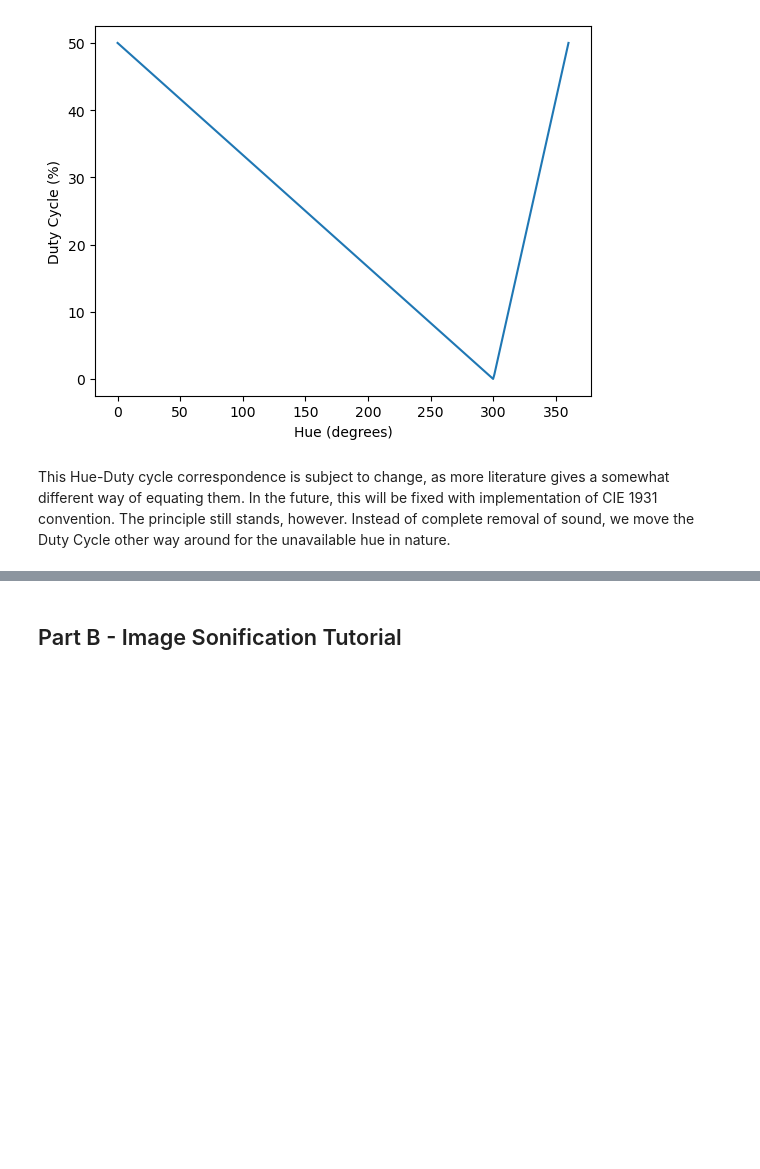
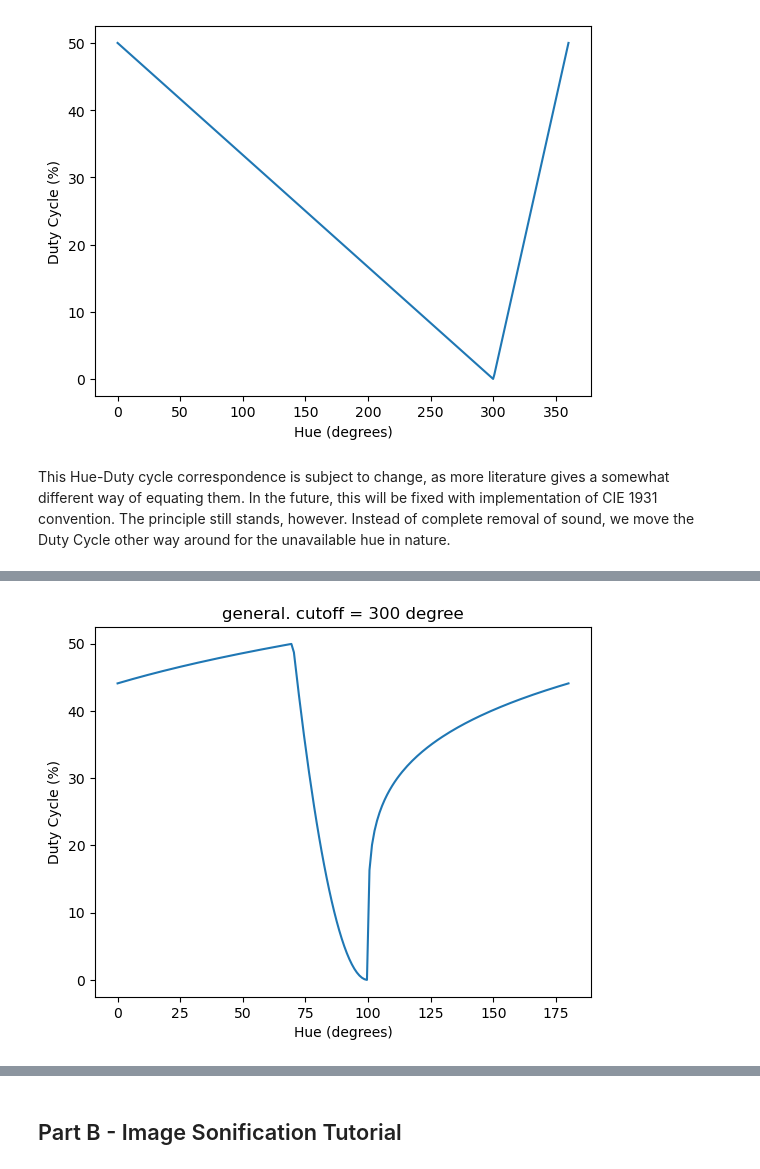
Before and after one commit to ThePrototypeAD/Image_Sonification, a Jupyter notebook: Tutorial v0_1.ipynb, the cells around one changed output, grey strips where cells are left out. Cells and saved outputs as stored; diff of their text form; code cells hidden in the pictures; blank space fills up the shorter version.

```diff
--- a/Tutorial v0_1.ipynb
+++ b/Tutorial v0_1.ipynb
@@ -321,0 +419,87 @@ This Hue-Duty cycle correspondence is subject to change, as more literature give
+# %%
+def duty_res1 (hue_input, cutoff_high, cutoff_low, constant):
+    return ((cutoff_high-hue_input)*constant)/(cutoff_high - cutoff_low)
+
+def duty_res2 (hue_input, cutoff_high, cutoff_low, constant, max_val=360):
+    return (-(cutoff_high-hue_input)*constant)/(max_val-(cutoff_high - cutoff_low))
+
+
+
+def duty_fx_range (hue_input, #should modify this for nonarray usage
+                   hue_cutoff_low,
+                   hue_cutoff_high,
+                   hue_max = 360,
+                   duty_min = 0,
+                   duty_max = 50,
+                   poly_degree_1=1,
+                   poly_degree_2=1,
+                   invert = False):
+
+    #redefine terminology
+    hue_shift = hue_cutoff_low
+    hue_range = hue_cutoff_high - hue_cutoff_low #range for upper cutoff
+
+    #start the trick
+    hue_calculate = hue_input.copy()
+
+    try: #default calculation for nonarray input
+        #check if hue_calculate is within hue = [0, hue_max]. if not, wrap the value by +/- hue_max
+        hue_calculate = hue_calculate + hue_max if hue_calculate < hue_cutoff_low else hue_calculate
+
+        if hue_calculate <= hue_cutoff_high:
+            constant_poly = np.power((duty_max - duty_min), 1/poly_degree_1)
+            duty_val = np.power(duty_res1(hue_calculate, hue_cutoff_high, hue_cutoff_low, constant_poly), poly_degree_1)
+
+        else:
+            constant_poly = np.power((duty_max - duty_min), 1/poly_degree_2)
+            duty_val = np.power(duty_res2(hue_calculate, hue_cutoff_high, hue_cutoff_low, constant_poly, hue_max), poly_degree_2)
+
+
+
+    except ValueError:        #if array
+        for i in range(len (hue_calculate)):
+            hue_calculate[i] = hue_calculate[i] + hue_max if (hue_calculate[i] <hue_cutoff_low) else hue_calculate[i]
+
+        constant_poly1 = np.power((duty_max - duty_min), 1/poly_degree_1)
+        constant_poly2 = np.power((duty_max - duty_min), 1/poly_degree_2)
+
+        duty_val = np.where(hue_calculate <= hue_cutoff_high, \
+                            (np.power(duty_res1(hue_calculate, hue_cutoff_high, hue_cutoff_low, constant_poly1), poly_degree_1)),
+                            (np.power(duty_res2(hue_calculate, hue_cutoff_high, hue_cutoff_low, constant_poly2, hue_max), poly_degree_2)))
+
+
+    if invert:
+        return -(duty_val+duty_min) + duty_max
+    else:
+        return duty_val+duty_min
+
+
+#check
+
+hue_max = 180
+hue = np.linspace(0, hue_max, num=180)
+
+duty2 = duty_fx_range(hue, #should modify this for nonarray usage
+                   hue_cutoff_low = 70,
+                   hue_cutoff_high = 100,
+                   hue_max = hue_max,
+                   duty_min = 0,
+                   duty_max = 50,
+                   poly_degree_1=2,
+                   poly_degree_2=0.2,
+                   invert = False)
+
+#note that the polynomial degree may differ before and after cutoff
+
+plt.title(f'general. cutoff = {cutoff_hue_high} degree')
+plt.plot(hue, duty2, label= 'degree = 1')
+plt.xlabel('Hue (degrees)')
+plt.ylabel('Duty Cycle (%)')
+
+# plt.ylim(0, 50)
+plt.show()
+print (f'min value = {np.min(duty2)}')
+print (f'max value = {np.max(duty2)}')
+print (f'max value = {np.max(hue)}')
+# %% [output]
+[figure, added]
```
Also changed, not shown: parts of 10 cells of this notebook, 2 other files.
